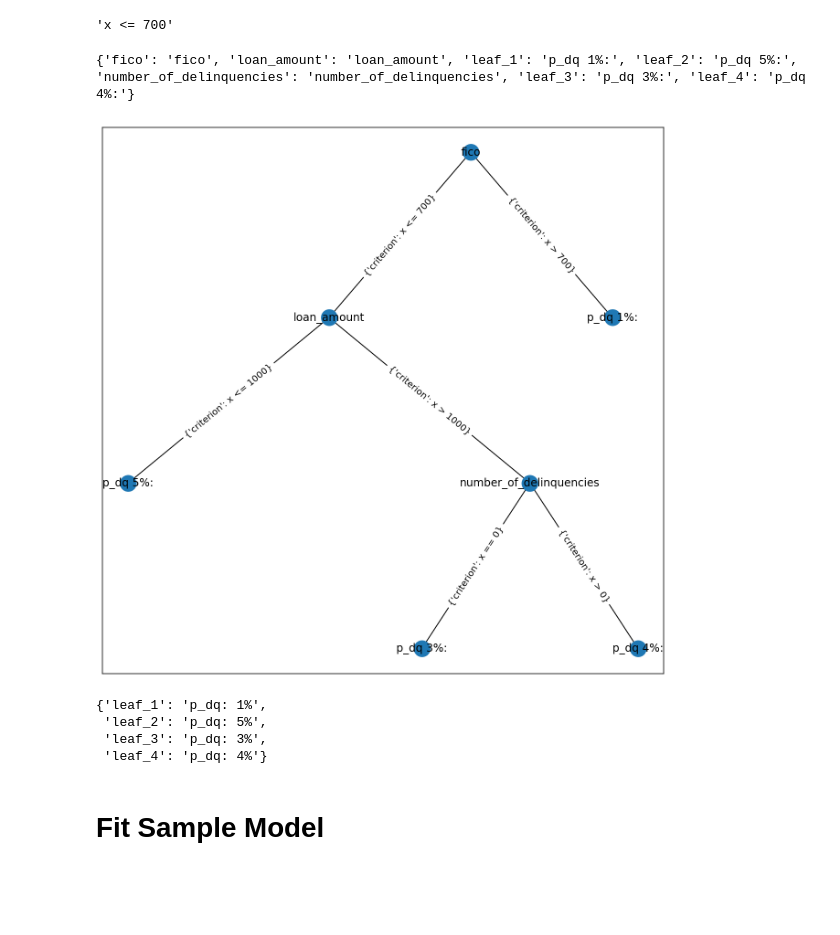
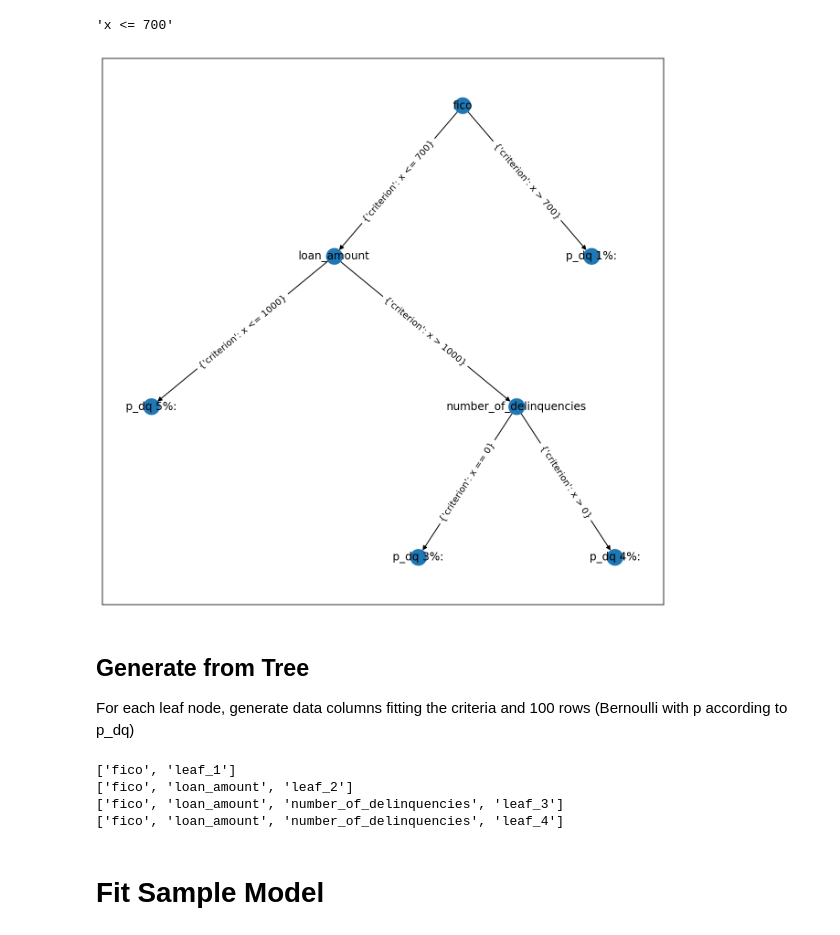
Before and after one commit to Affirm/shparkley, a Jupyter notebook: examples/simple.ipynb, the cells around one changed output. Saved outputs shown, nothing was run; the diff lists cells and outputs as text; code cells hidden in the pictures; blank space fills up the shorter version.

```diff
--- a/examples/simple.ipynb
+++ b/examples/simple.ipynb
@@ -112,7 +112,7 @@ str(c)
 # %% [output]
 'x <= 700'
 # %%
-graph = nx.Graph()
+graph = nx.DiGraph()
 graph.add_edge('fico', 'loan_amount', criterion=Criterion(lambda x: x <= 700))
 graph.add_edge('fico', 'leaf_1', criterion=Criterion(lambda x: x > 700))
 graph.add_edge('loan_amount', 'leaf_2', criterion=Criterion(lambda x: x <= 1000))
@@ -130,18 +130,16 @@ from networkx.drawing.nx_pydot import graphviz_layout
 import matplotlib.pyplot as plt
 # %%
 plt.figure(figsize=(11, 11))
-labels = {k: 'p_dq {0:.0f}%:'.format(v.get('p_delinquency')*100) if v else k for (k, v) in dict(graph.nodes).items()}
-print(labels)
-positions = graphviz_layout(graph, prog='dot')
+labels = {
+    k: "p_dq {0:.0f}%:".format(v.get("p_delinquency") * 100) if v else k
+    for (k, v) in dict(graph.nodes).items()
+}
+
+positions = graphviz_layout(graph, prog="dot")
 nx.draw_networkx(graph, positions, labels=labels)
 _ = nx.draw_networkx_edge_labels(graph, positions)
 # %% [output]
-{'fico': 'fico', 'loan_amount': 'loan_amount', 'leaf_1': 'p_dq 1%:', 'leaf_2': 'p_dq 5%:', 'number_of_delinquencies': 'number_of_delinquencies', 'leaf_3': 'p_dq 3%:', 'leaf_4': 'p_dq 4%:'}
-[figure, old version]
+[figure, new version]
-# %%
-labels
-# %% [output]
-{'leaf_1': 'p_dq: 1%',
- 'leaf_2': 'p_dq: 5%',
- 'leaf_3': 'p_dq: 3%',
- 'leaf_4': 'p_dq: 4%'}
+# %% [markdown]
+## Generate from Tree
+For each leaf node, generate data columns fitting the criteria and 100 rows (Bernoulli with p according to p_dq)
@@ -148,3 +148,13 @@ labels
+# %%
+root = 'fico'
+for node in graph:
+    if graph.out_degree(node) == 0:
+        print(nx.shortest_path(graph, root, node ))
+# %% [output]
+['fico', 'leaf_1']
+['fico', 'loan_amount', 'leaf_2']
+['fico', 'loan_amount', 'number_of_delinquencies', 'leaf_3']
+['fico', 'loan_amount', 'number_of_delinquencies', 'leaf_4']
 # %% [markdown]
 # Fit Sample Model
 # %%
```
Also changed, not shown: parts of 1 cell of this notebook.
